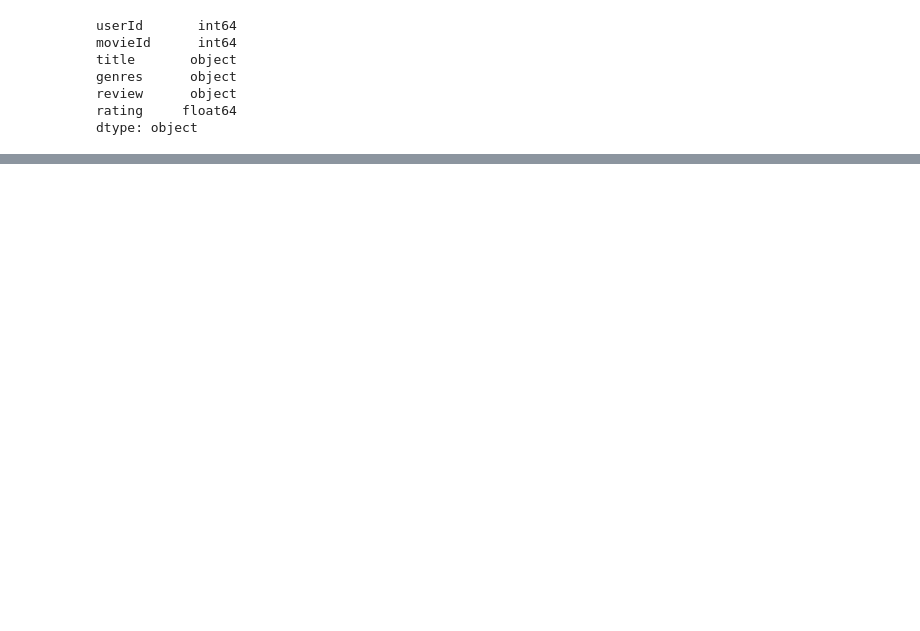
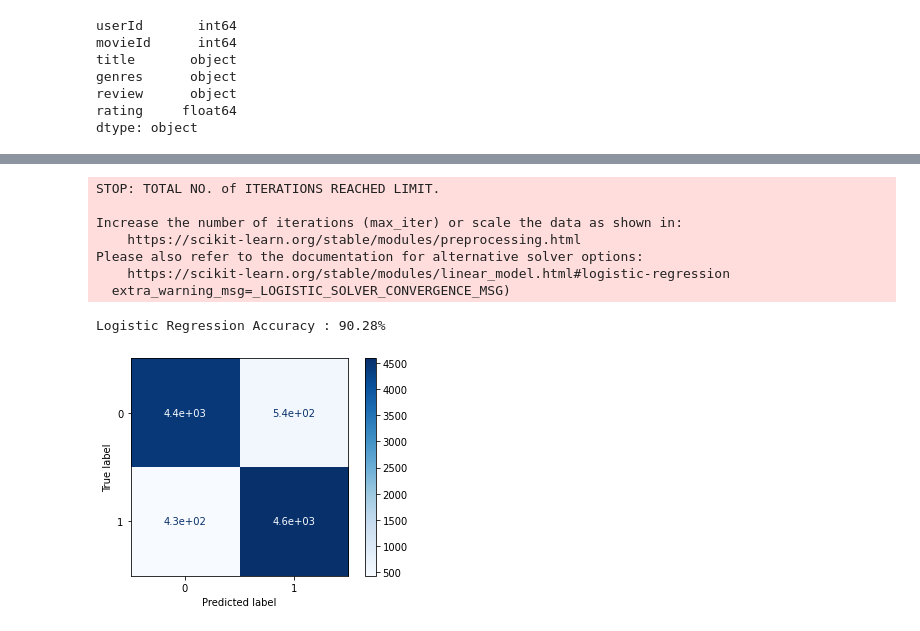
Before and after one commit to raghuls72001/Machine-Learning, a Jupyter notebook: ml_case_study_preprocessing.ipynb, the cells around one changed output, grey strips where cells are left out. Saved outputs shown, nothing was run; the diff lists cells and outputs as text; code cells hidden in the pictures; blank space fills up the shorter version.

```diff
--- a/ml_case_study_preprocessing.ipynb
+++ b/ml_case_study_preprocessing.ipynb
@@ -250,0 +256,32 @@ dtype: object
+# %%
+from sklearn.model_selection import train_test_split
+train, test= train_test_split(df2, test_size=0.2, random_state=42)
+Xtrain, ytrain = train['review'], train['sent_code']
+Xtest, ytest = test['review'], test['sent_code']
+# %%
+from sklearn.feature_extraction.text import TfidfVectorizer
+tfidf_vect = TfidfVectorizer() #tfidfVectorizer
+
+Xtrain_tfidf = tfidf_vect.fit_transform(Xtrain)
+Xtest_tfidf = tfidf_vect.transform(Xtest)
+# %%
+from sklearn.metrics import  accuracy_score,  plot_confusion_matrix
+
+from sklearn.linear_model import LogisticRegression
+lr = LogisticRegression()
+lr.fit(Xtrain_tfidf,ytrain)
+p1=lr.predict(Xtest_tfidf)
+s1=accuracy_score(ytest,p1)
+print("Logistic Regression Accuracy :", "{:.2f}%".format(100*s1))
+plot_confusion_matrix(lr, Xtest_tfidf, ytest,cmap = 'Blues')
+plt.grid(False)
+# %% [output]
+STOP: TOTAL NO. of ITERATIONS REACHED LIMIT.
+
+Increase the number of iterations (max_iter) or scale the data as shown in:
+    https://scikit-learn.org/stable/modules/preprocessing.html
+Please also refer to the documentation for alternative solver options:
+    https://scikit-learn.org/stable/modules/linear_model.html#logistic-regression
+  extra_warning_msg=_LOGISTIC_SOLVER_CONVERGENCE_MSG)
+Logistic Regression Accuracy : 90.28%
+[figure, added]
```
Also changed, not shown: parts of 8 cells of this notebook.
